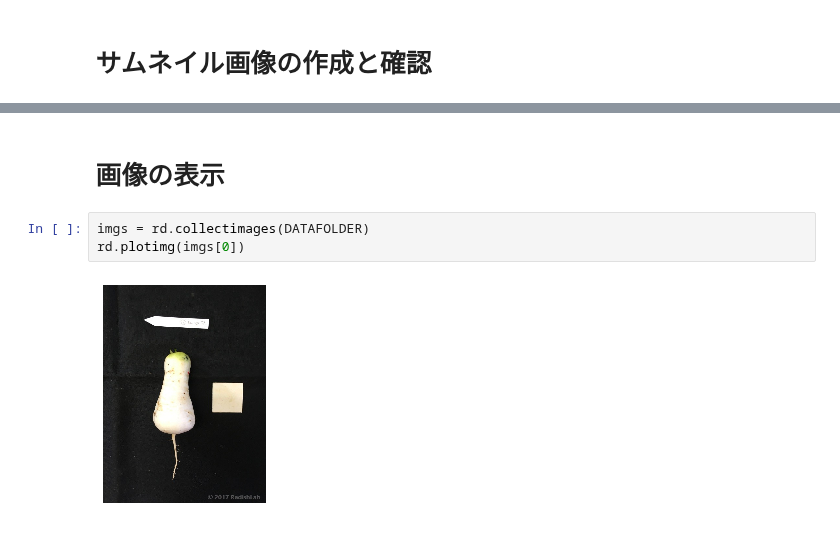
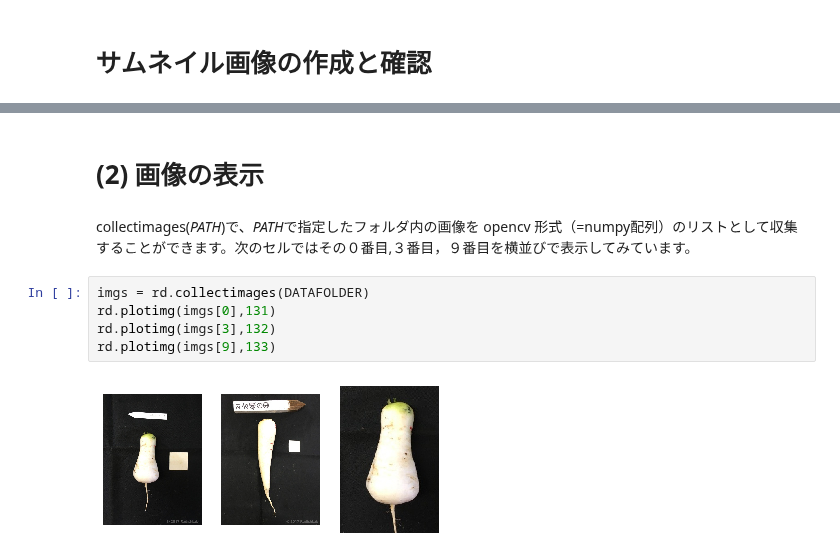
Before and after one commit to iciromaco/RadiShLab, a Jupyter notebook: S1_原画像からシルエット画像へ.ipynb, the cells around one changed output, grey strips where cells are left out. Saved outputs shown, nothing was run; the diff lists cells and outputs as text.

```diff
--- a/S1_原画像からシルエット画像へ.ipynb
+++ b/S1_原画像からシルエット画像へ.ipynb
@@ -47,7 +47,11 @@ rd.makethumbnail(DATAFOLDER)
 # %% [markdown]
-# 画像の表示
+# (2) 画像の表示
+# %% [markdown]
+collectimages(*PATH*)で、*PATH*で指定したフォルダ内の画像を opencv 形式（=numpy配列）のリストとして収集することができます。次のセルではその０番目,３番目，９番目を横並びで表示してみています。
 # %%
 imgs = rd.collectimages(DATAFOLDER)
-rd.plotimg(imgs[0])
+rd.plotimg(imgs[0],131)
+rd.plotimg(imgs[3],132)
+rd.plotimg(imgs[9],133)
 # %% [output]
-[figure, old version]
+[figure, new version]
```
Also changed, not shown: parts of 14 cells of this notebook.
